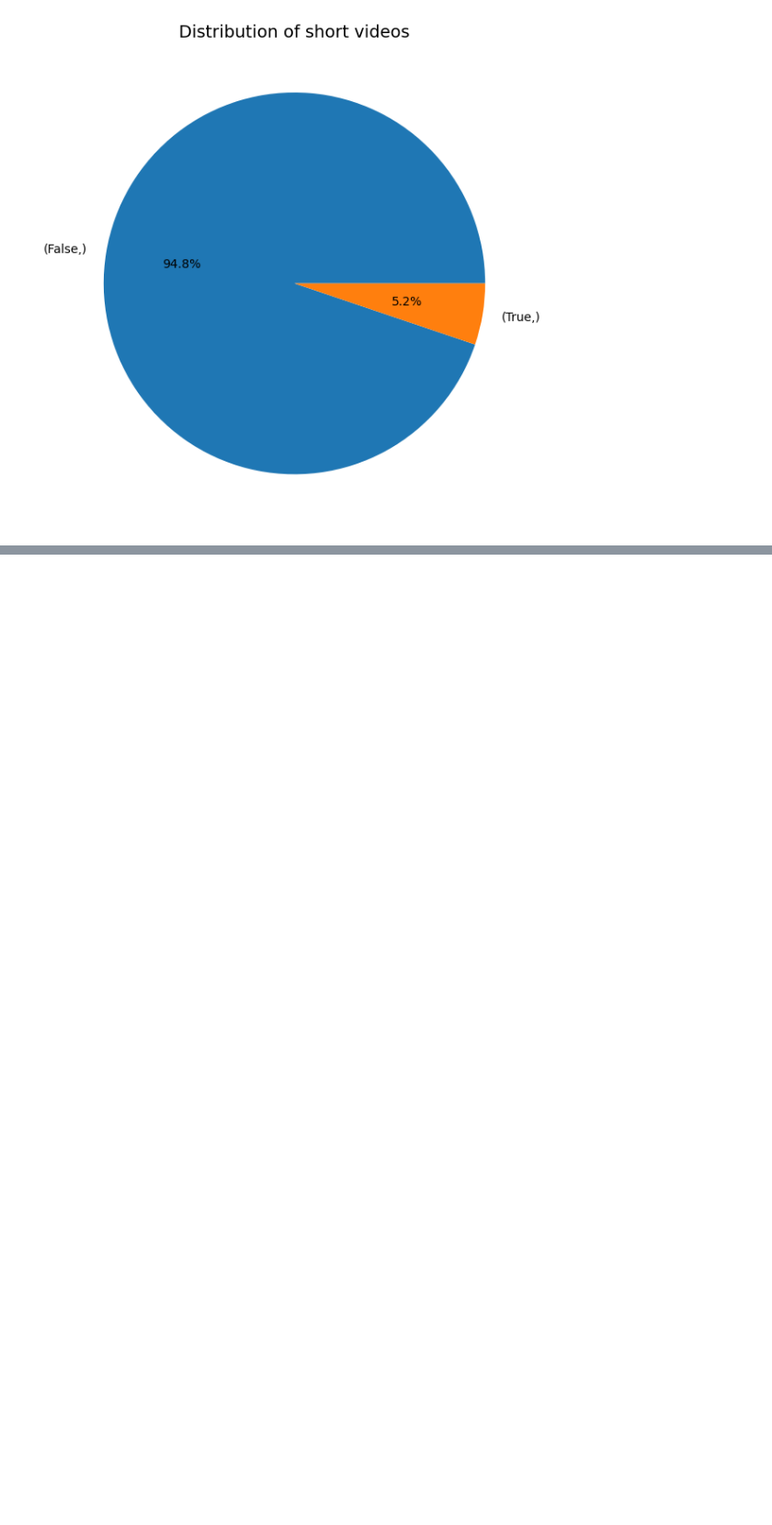
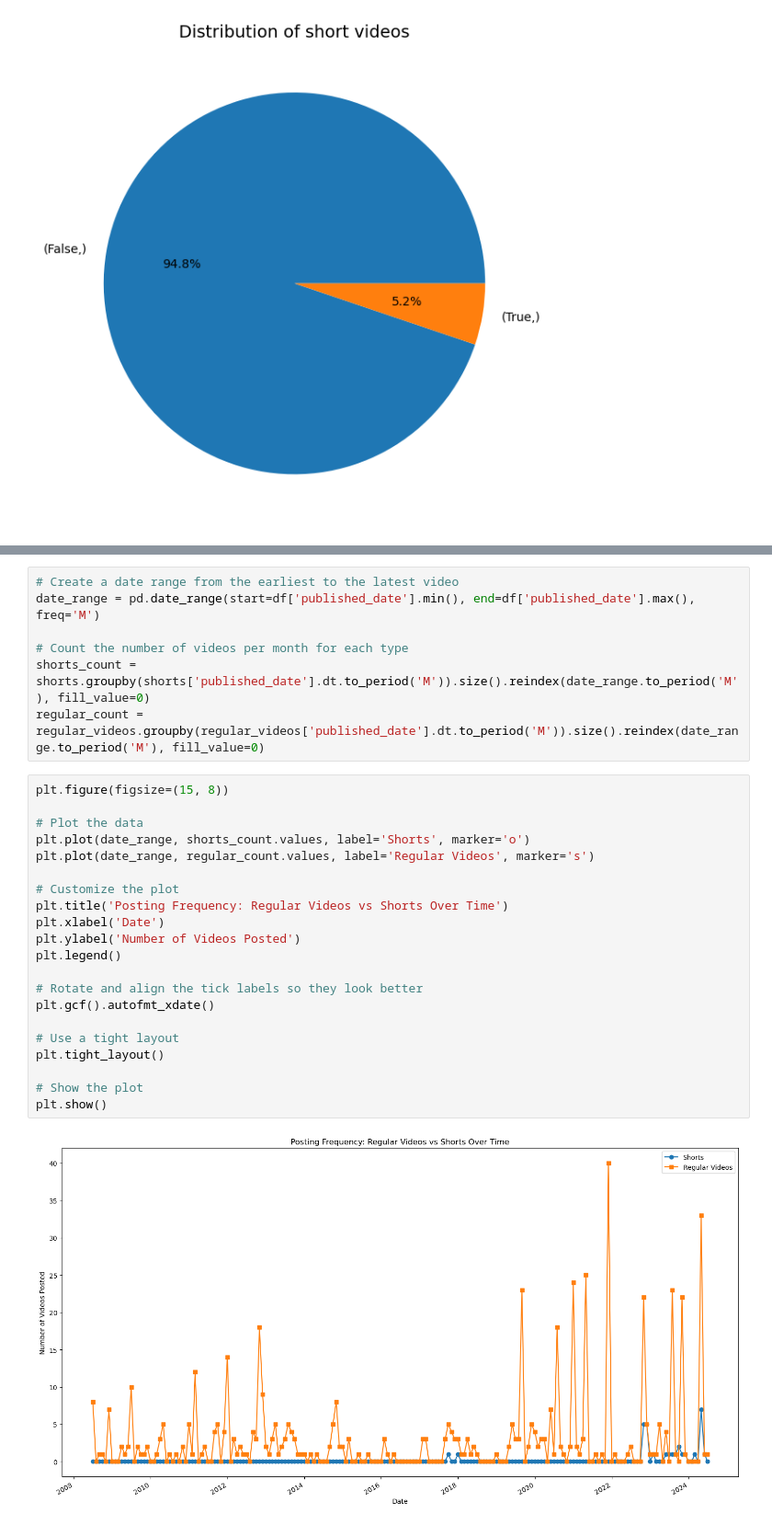
Before and after one commit to TrunkiEnqark/Taylor-Swift-Channel-EDA, a Jupyter notebook: eda.ipynb, the cells around one changed output, grey strips where cells are left out. Shown at 92% size. Cells and saved outputs as stored; diff of their text form; blank space fills up the shorter version.

```diff
--- a/eda.ipynb
+++ b/eda.ipynb
@@ -155,0 +284,30 @@ plt.show()
+# %%
+# Create a date range from the earliest to the latest video
+date_range = pd.date_range(start=df['published_date'].min(), end=df['published_date'].max(), freq='M')
+
+# Count the number of videos per month for each type
+shorts_count = shorts.groupby(shorts['published_date'].dt.to_period('M')).size().reindex(date_range.to_period('M'), fill_value=0)
+regular_count = regular_videos.groupby(regular_videos['published_date'].dt.to_period('M')).size().reindex(date_range.to_period('M'), fill_value=0)
+# %%
+plt.figure(figsize=(15, 8))
+
+# Plot the data
+plt.plot(date_range, shorts_count.values, label='Shorts', marker='o')
+plt.plot(date_range, regular_count.values, label='Regular Videos', marker='s')
+
+# Customize the plot
+plt.title('Posting Frequency: Regular Videos vs Shorts Over Time')
+plt.xlabel('Date')
+plt.ylabel('Number of Videos Posted')
+plt.legend()
+
+# Rotate and align the tick labels so they look better
+plt.gcf().autofmt_xdate()
+
+# Use a tight layout
+plt.tight_layout()
+
+# Show the plot
+plt.show()
+# %% [output]
+[figure, added]
```
Also changed, not shown: parts of 10 cells of this notebook.
